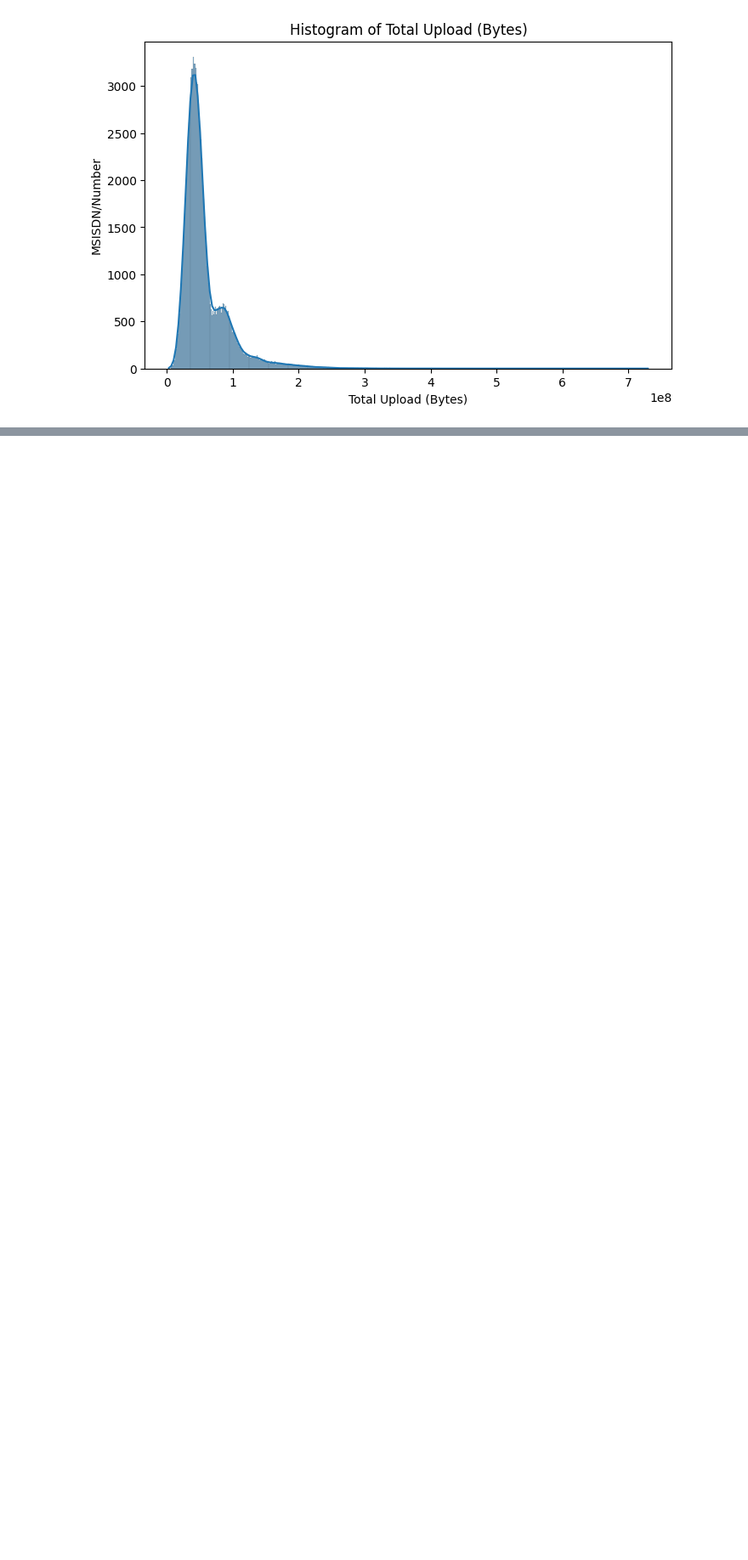
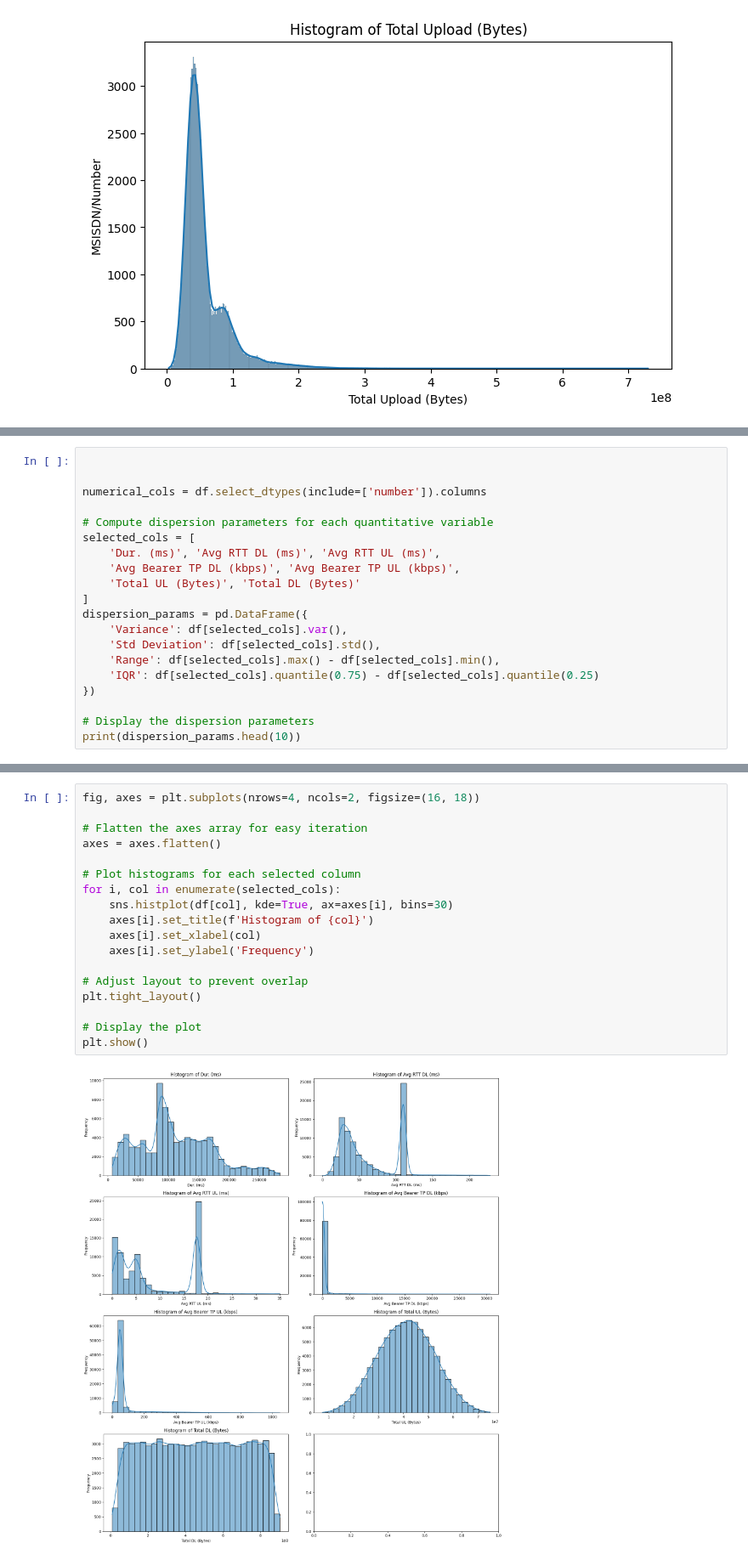
Before and after one commit to samsoneul/10ac_week1_telecom_analysis, a Jupyter notebook: notebooks/analysis.ipynb, the cells around one changed output, grey strips where cells are left out. Shown at 85% size. Saved outputs shown, nothing was run; the diff lists cells and outputs as text; blank space fills up the shorter version.

```diff
--- a/notebooks/analysis.ipynb
+++ b/notebooks/analysis.ipynb
@@ -260,0 +372,20 @@ for variable in selected_variables:
+# %%
+
+
+numerical_cols = df.select_dtypes(include=['number']).columns
+
+# Compute dispersion parameters for each quantitative variable
+selected_cols = [
+    'Dur. (ms)', 'Avg RTT DL (ms)', 'Avg RTT UL (ms)',
+    'Avg Bearer TP DL (kbps)', 'Avg Bearer TP UL (kbps)',
+    'Total UL (Bytes)', 'Total DL (Bytes)'
+]
+dispersion_params = pd.DataFrame({
+    'Variance': df[selected_cols].var(),
+    'Std Deviation': df[selected_cols].std(),
+    'Range': df[selected_cols].max() - df[selected_cols].min(),
+    'IQR': df[selected_cols].quantile(0.75) - df[selected_cols].quantile(0.25)
+})
+
+# Display the dispersion parameters
+print(dispersion_params.head(10))
@@ -260,0 +410,20 @@ for variable in selected_variables:
+# %%
+fig, axes = plt.subplots(nrows=4, ncols=2, figsize=(16, 18))
+
+# Flatten the axes array for easy iteration
+axes = axes.flatten()
+
+# Plot histograms for each selected column
+for i, col in enumerate(selected_cols):
+    sns.histplot(df[col], kde=True, ax=axes[i], bins=30)
+    axes[i].set_title(f'Histogram of {col}')
+    axes[i].set_xlabel(col)
+    axes[i].set_ylabel('Frequency')
+
+# Adjust layout to prevent overlap
+plt.tight_layout()
+
+# Display the plot
+plt.show()
+# %% [output]
+[figure, added]
```
Also changed, not shown: parts of 12 cells of this notebook, 1 other file.
